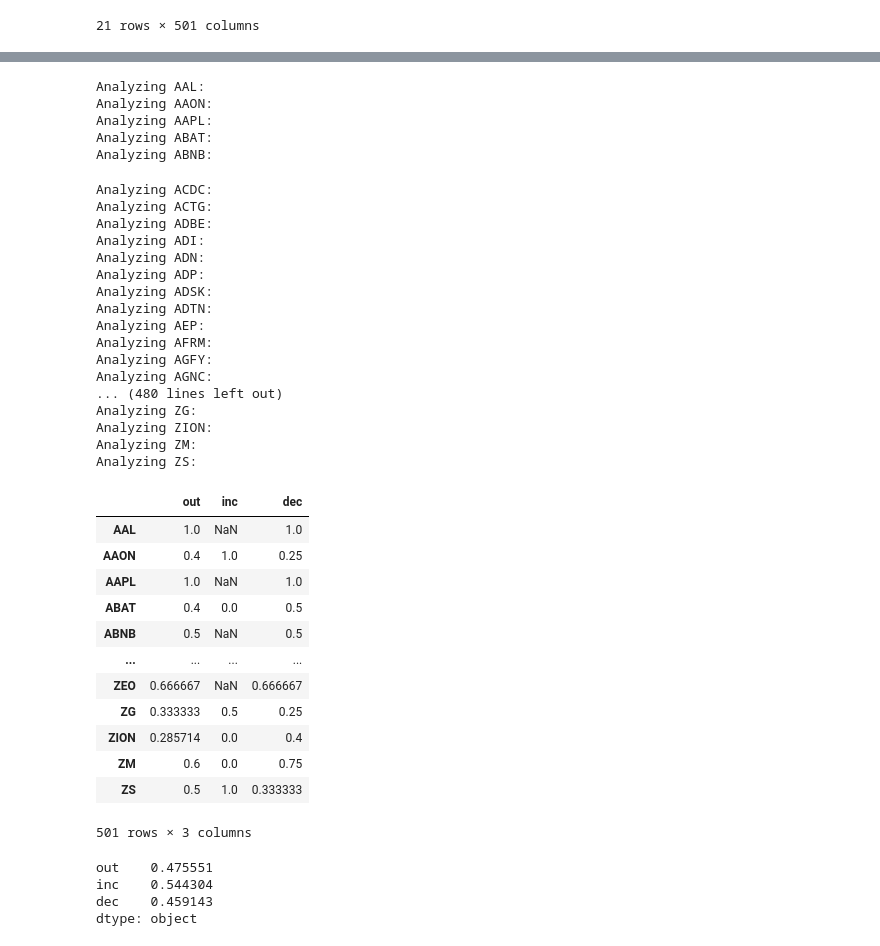
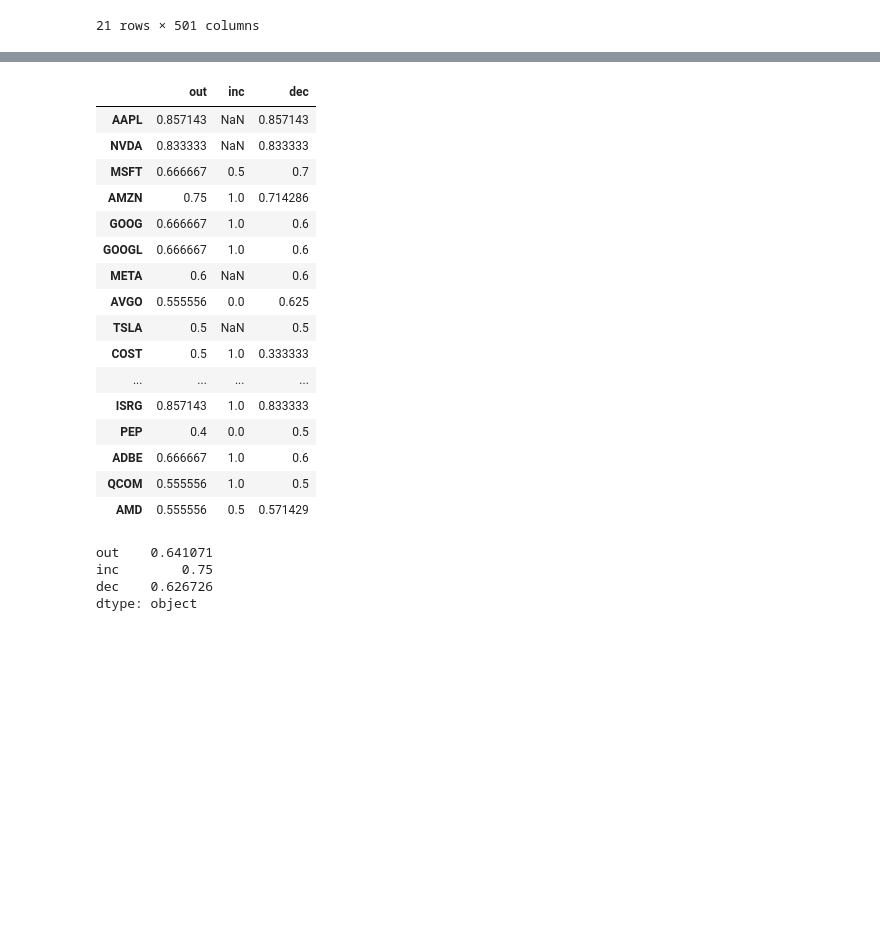
Before and after one commit to AHY123/Stock_Data_Network, a Jupyter notebook: workflow/hypothesis_ultimate.ipynb, the cells around one changed output, grey strips where cells are left out. Cells and saved outputs as stored; diff of their text form; code cells hidden in the pictures; blank space fills up the shorter version.

```diff
--- a/workflow/hypothesis_ultimate.ipynb
+++ b/workflow/hypothesis_ultimate.ipynb
@@ -109,3 +109,10 @@ stock_diff
 | 2025-03-01 | False | False | False | False | True | False | False | True | False | False | ... | ... |
 | 2025-03-04 | False | True | False | True | False | True | True | True | False | False | ... | ... |
 21 rows × 501 columns
+# %%
+companies = Path(f'../data/top_{num_top}_companies_by_sector.csv').resolve()
+targets = pd.read_csv(companies)
+targets = targets[targets['Symbol'].isin(corr.columns)]
+targets = targets.sort_values('Market Cap (B)', ascending=False)[:20]
+targets = targets['Symbol']
+targets
@@ -114,8 +139,8 @@ stock_diff
 num_vote = 20
 # for target in tqdm(corr.index[:2]):
 final_results = pd.DataFrame(columns=['out', 'inc', 'dec'])
-for target in corr.index[:]:
-    print(f'Analyzing {target}:')
+for target in tqdm(targets):
+    # print(f'Analyzing {target}:')
     if target not in corr.columns:
         print(f'Skipped {target}')
         continue
@@ -137,79 +162,61 @@ for target in corr.index[:]:
     votes = (relate_vote.mean(axis=1) - 0.5) * 200
     votes = votes.rename('votes')
 
-    decrease_power = -20
-    increase_power = 60
+    decrease_power = -10
+    increase_power = 80
 
     results = pd.concat([target_trend, votes], axis=1)
     results = results.assign(power = votes.abs())
 
     direction = results['votes'] > 0
     is_vote = (
         (results[target] == False) & (results['votes'] <= decrease_power) |
         (results[target] == True) & (results['votes'] >= increase_power)
     )
     # is_vote = (results[target] == direction) & (results['power'] > t)
     guess = results[target][is_vote]
 
     # results[f'direction_{t}'] = direction
     # results[f'is_vote_{t}'] = is_vote
     results[f'guess'] = guess
     results[f'shift'] = results[f'guess'].shift(1)
     results[f'out'] = results[f'shift'] == results[target]
     results[f'out'] = results[f'out'][~results[f'shift'].isna()]
     results[f'inc'] = results[f'out'][results[f'shift'] == True]
     results[f'dec'] = results[f'out'][results[f'shift'] == False]
     results = results.drop(columns = [f'guess', f'shift'])
     final = pd.concat([
     results.loc[:, results.columns.str.contains('out')].mean(axis=0).reset_index(drop=True),
     results.loc[:, results.columns.str.contains('inc')].mean(axis=0).reset_index(drop=True),
     results.loc[:, results.columns.str.contains('dec')].mean(axis=0).reset_index(drop=True),
     ], axis=1, ignore_index=True)
     # display(results.tail())
     final.columns = ['out', 'inc', 'dec']
     final.index = results.loc[:, results.columns.str.contains('out')].mean(axis=0).index.str.replace('out_', '')
     final_results.loc[target] = final.iloc[0]
 final_results
 # %% [output]
-Analyzing AAL:
-Analyzing AAON:
-Analyzing AAPL:
-Analyzing ABAT:
-Analyzing ABNB:
-Analyzing ACDC:
-Analyzing ACTG:
-Analyzing ADBE:
-Analyzing ADI:
-Analyzing ADN:
-Analyzing ADP:
-Analyzing ADSK:
-Analyzing ADTN:
-Analyzing AEP:
-Analyzing AFRM:
-Analyzing AGFY:
-Analyzing AGNC:
-... (480 lines left out)
-Analyzing ZG:
-Analyzing ZION:
-Analyzing ZM:
-Analyzing ZS:
 |  | out | inc | dec |
-| AAL | 1.0 | NaN | 1.0 |
-| AAON | 0.4 | 1.0 | 0.25 |
-| AAPL | 1.0 | NaN | 1.0 |
-| ABAT | 0.4 | 0.0 | 0.5 |
-| ABNB | 0.5 | NaN | 0.5 |
+| AAPL | 0.857143 | NaN | 0.857143 |
+| NVDA | 0.833333 | NaN | 0.833333 |
+| MSFT | 0.666667 | 0.5 | 0.7 |
+| AMZN | 0.75 | 1.0 | 0.714286 |
+| GOOG | 0.666667 | 1.0 | 0.6 |
+| GOOGL | 0.666667 | 1.0 | 0.6 |
+| META | 0.6 | NaN | 0.6 |
+| AVGO | 0.555556 | 0.0 | 0.625 |
+| TSLA | 0.5 | NaN | 0.5 |
+| COST | 0.5 | 1.0 | 0.333333 |
 | ... | ... | ... | ... |
-| ZEO | 0.666667 | NaN | 0.666667 |
-| ZG | 0.333333 | 0.5 | 0.25 |
-| ZION | 0.285714 | 0.0 | 0.4 |
-| ZM | 0.6 | 0.0 | 0.75 |
-| ZS | 0.5 | 1.0 | 0.333333 |
+| ISRG | 0.857143 | 1.0 | 0.833333 |
+| PEP | 0.4 | 0.0 | 0.5 |
+| ADBE | 0.666667 | 1.0 | 0.6 |
+| QCOM | 0.555556 | 1.0 | 0.5 |
+| AMD | 0.555556 | 0.5 | 0.571429 |
-501 rows × 3 columns
 # %%
 final_results.mean()
 # %% [output]
-out    0.475551
-inc    0.544304
-dec    0.459143
+out    0.641071
+inc        0.75
+dec    0.626726
 dtype: object
```
Also changed, not shown: parts of 1 cell of this notebook.
